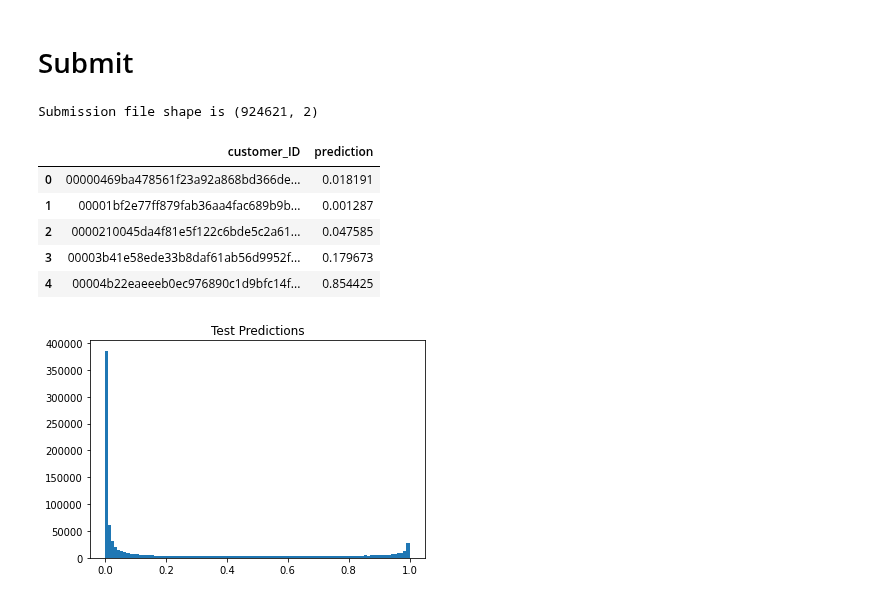
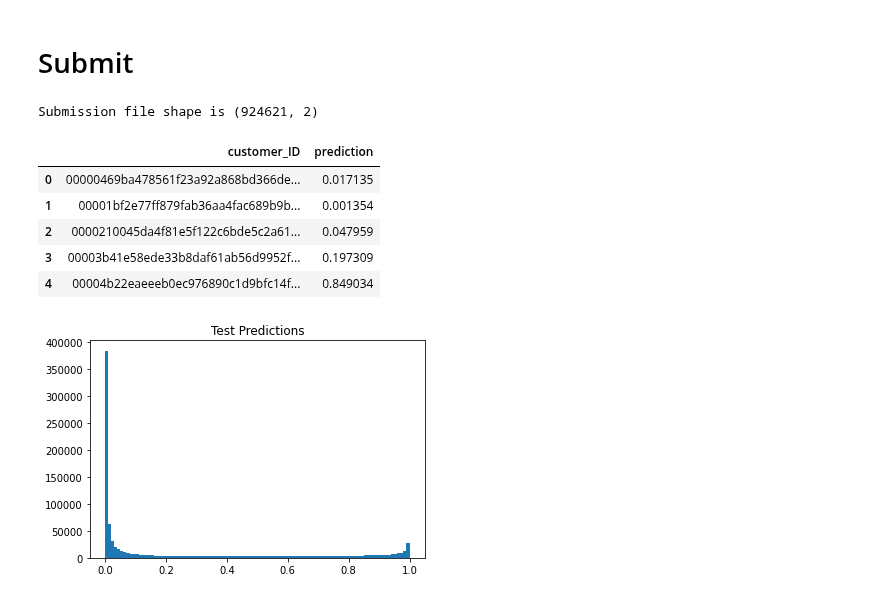
Before and after one commit to ryu-i-engineer/kaggle, a Jupyter notebook: competitions/Amex-Default-Prediction/amex-default-prediction-with-cat.ipynb, the cells around one changed output. Drawn from its saved outputs; the diff is of its cells as text; code cells hidden in the pictures.

```diff
--- a/competitions/Amex-Default-Prediction/amex-default-prediction-with-cat.ipynb
+++ b/competitions/Amex-Default-Prediction/amex-default-prediction-with-cat.ipynb
@@ -183,17 +180,16 @@ def amex_metric_np(target: np.ndarray, preds: np.ndarray) -> float:
 cat_params = {
     'iterations':26000,
     'random_state':SEED,
-    'learning_rate':0.02,
+    'learning_rate':0.01,
 
-#     'depth': 8,
-    'l2_leaf_reg':14.0,
-    'one_hot_max_size':70,
-#     'random_strength': 0.5,
-#     'bagging_temperature': 0.75,
+    # 'depth': 4,
+    'l2_leaf_reg':14,
+    'one_hot_max_size':20,
+    # 'random_strength': 0.5,
+    # 'bagging_temperature': 0.75,
 
-    'num_leaves': 100,
+    # 'num_leaves': 100,
     'min_child_samples': 40,
-    'l2_leaf_reg': 2,
 
     'task_type':"GPU",
     'border_count':128,
@@ -225,7 +221,7 @@ for fold,(train_idx, valid_idx) in enumerate(skf.split(train, train.target)):
                     cat_features=cat_features_last,
                     eval_set=[(y_train, y_valid)],
                     use_best_model=True,
-                    early_stopping_rounds=100,
+                    early_stopping_rounds=300,
                     verbose_eval=500)
     model.save_model(f'CAT_v{VER}_fold{fold}.cbm')
 
@@ -370,26 +366,25 @@ Reading test data...
 # Submit
 # %%
 # WRITE SUBMISSION FILE
-test_preds = np.concatenate(test_preds)
-test = pd.DataFrame(index=customers,data={'prediction':test_preds})
+test = pd.DataFrame(index=customers,data={'prediction': np.concatenate(test_preds)})
 sub = pd.read_csv(parent_dir + 'sample_submission.csv')[['customer_ID']]
 sub['customer_ID_hash'] = sub['customer_ID'].copy()
 sub = sub.set_index('customer_ID_hash')
 sub = sub.merge(test[['prediction']], left_index=True, right_index=True, how='left')
 sub = sub.reset_index(drop=True)
 
 # DISPLAY PREDICTIONS
 sub.to_csv(f'submission_cat_v{VER}_seed{SEED}_fold{FOLDS}.csv',index=False)
 print('Submission file shape is', sub.shape )
 sub.head()
 # %% [output]
 Submission file shape is (924621, 2)
 |  | customer_ID | prediction |
-| 0 | 00000469ba478561f23a92a868bd366de... | 0.018191 |
-| 1 | 00001bf2e77ff879fab36aa4fac689b9b... | 0.001287 |
-| 2 | 0000210045da4f81e5f122c6bde5c2a61... | 0.047585 |
-| 3 | 00003b41e58ede33b8daf61ab56d9952f... | 0.179673 |
-| 4 | 00004b22eaeeeb0ec976890c1d9bfc14f... | 0.854425 |
+| 0 | 00000469ba478561f23a92a868bd366de... | 0.017135 |
+| 1 | 00001bf2e77ff879fab36aa4fac689b9b... | 0.001354 |
+| 2 | 0000210045da4f81e5f122c6bde5c2a61... | 0.047959 |
+| 3 | 00003b41e58ede33b8daf61ab56d9952f... | 0.197309 |
+| 4 | 00004b22eaeeeb0ec976890c1d9bfc14f... | 0.849034 |
 # %%
 # PLOT PREDICTIONS
 plt.hist(sub.prediction, bins=100)
```
Also changed, not shown: parts of 6 cells of this notebook.
